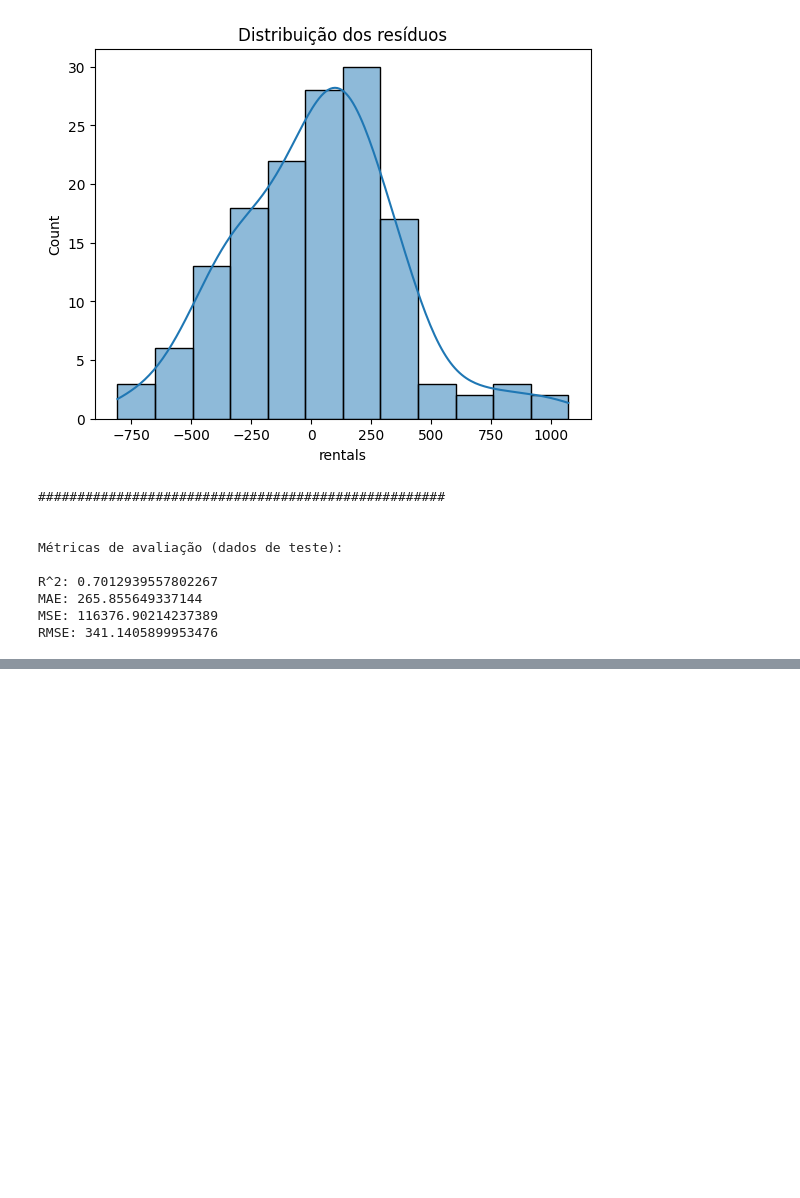
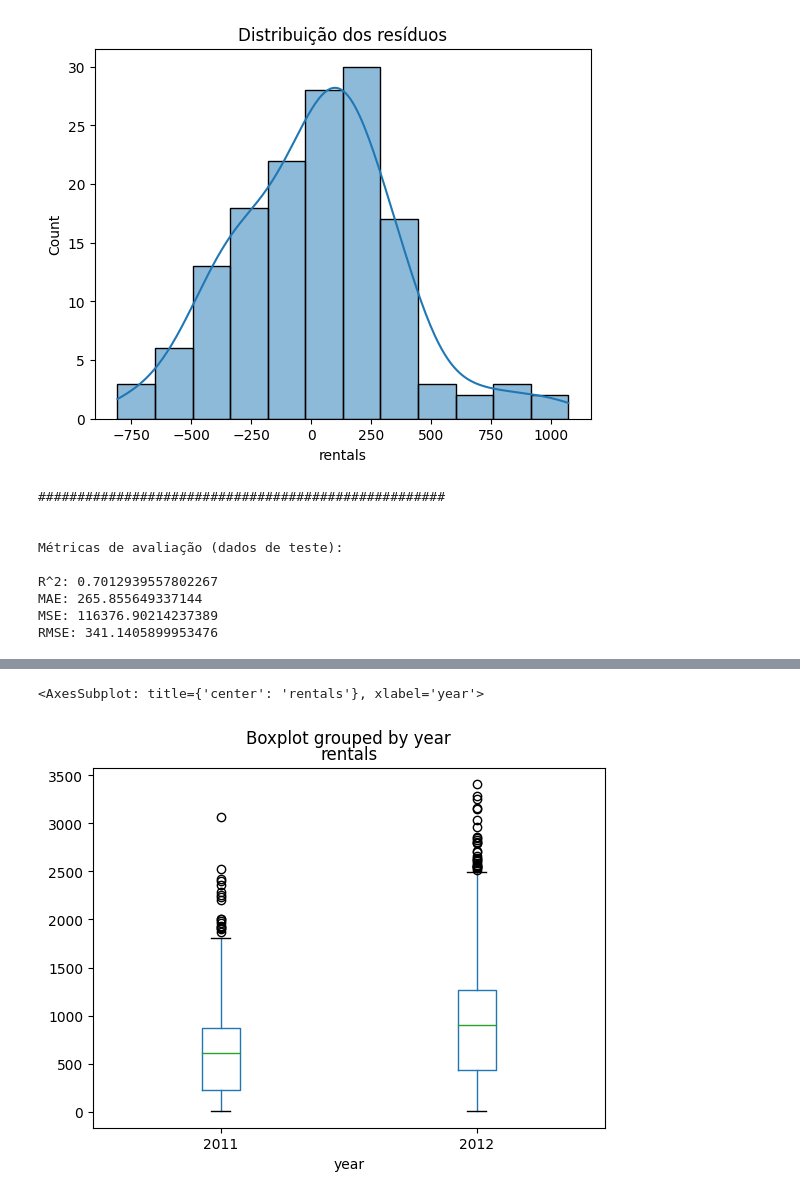
Before and after one commit to PeterRibs/bike_rental_analysis, a Jupyter notebook: Bike_Rental_Analysis.ipynb, the cells around one changed output, grey strips where cells are left out. Saved outputs shown, nothing was run; the diff lists cells and outputs as text; code cells hidden in the pictures; blank space fills up the shorter version.

```diff
--- a/Bike_Rental_Analysis.ipynb
+++ b/Bike_Rental_Analysis.ipynb
@@ -377,0 +385,5 @@ RMSE: 341.1405899953476
+# %%
+dataframe.boxplot(by ='year', column =['rentals'], grid = False)
+# %% [output]
+<AxesSubplot: title={'center': 'rentals'}, xlabel='year'>
+[figure, added]
```
Also changed, not shown: parts of 11 cells of this notebook.
